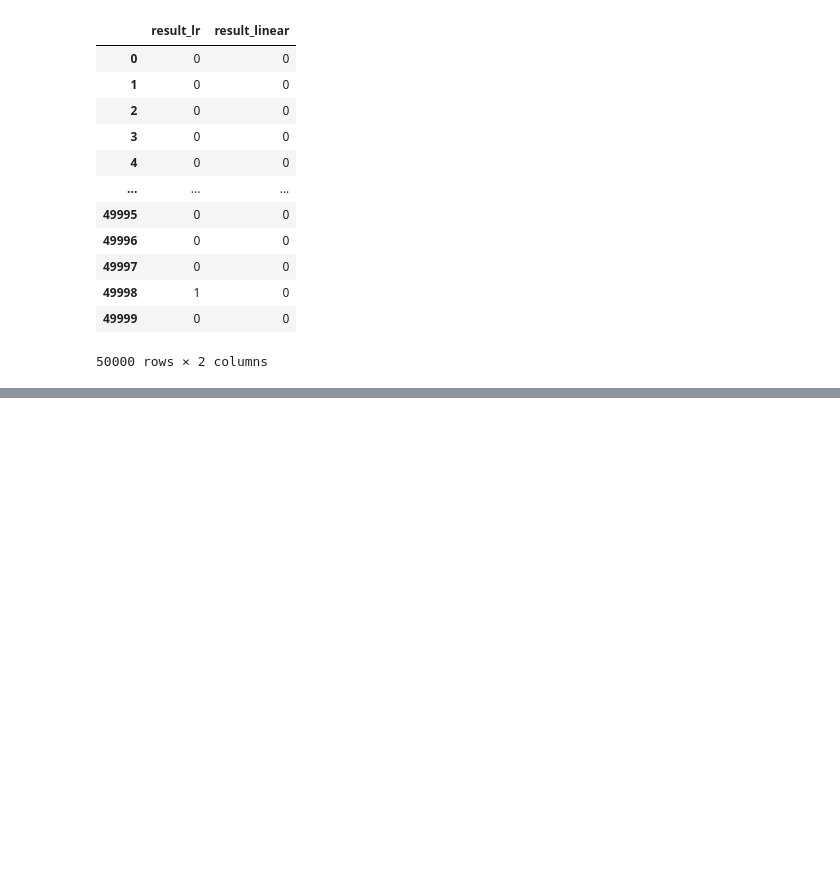
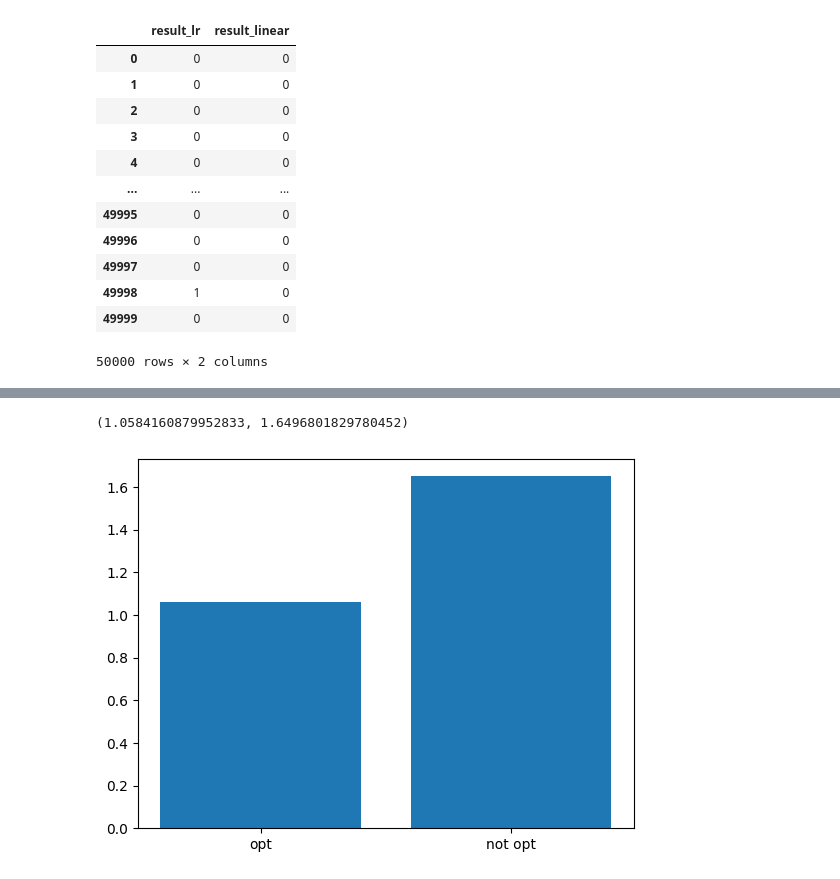
Before and after one commit to lovelynewlife/optimizer4onnx, a Jupyter notebook: examples/pandas/prediction_query.ipynb, the cells around one changed output, grey strips where cells are left out. Cells and saved outputs as stored; diff of their text form; code cells hidden in the pictures; blank space fills up the shorter version.

```diff
--- a/examples/pandas/prediction_query.ipynb
+++ b/examples/pandas/prediction_query.ipynb
@@ -242,0 +248,9 @@ plt.show()
+# %%
+import time
+
+start = time.perf_counter()
+result_df = predict_df.predict_filter(filter_str)
+stop = time.perf_counter()
+time_opt = stop - start
+
+result_df
@@ -242,0 +271,7 @@ plt.show()
+# %%
+start = time.perf_counter()
+result_df = predict_df.predict_filter(filter_str, enable_opt=False)
+stop = time.perf_counter()
+
+time_un_opt = stop - start
+result_df
@@ -242,0 +292,14 @@ plt.show()
+# %%
+time_opt, time_un_opt
+# %% [output]
+(1.0584160879952833, 1.6496801829780452)
+# %%
+y = [time_opt, time_un_opt]
+x = [1, 2]
+
+x_label=['opt','not opt']
+plt.xticks(x, x_label)
+plt.bar(x, y)
+plt.show()
+# %% [output]
+[figure, added]
```
Also changed, not shown: parts of 8 cells of this notebook, 7 other files.
